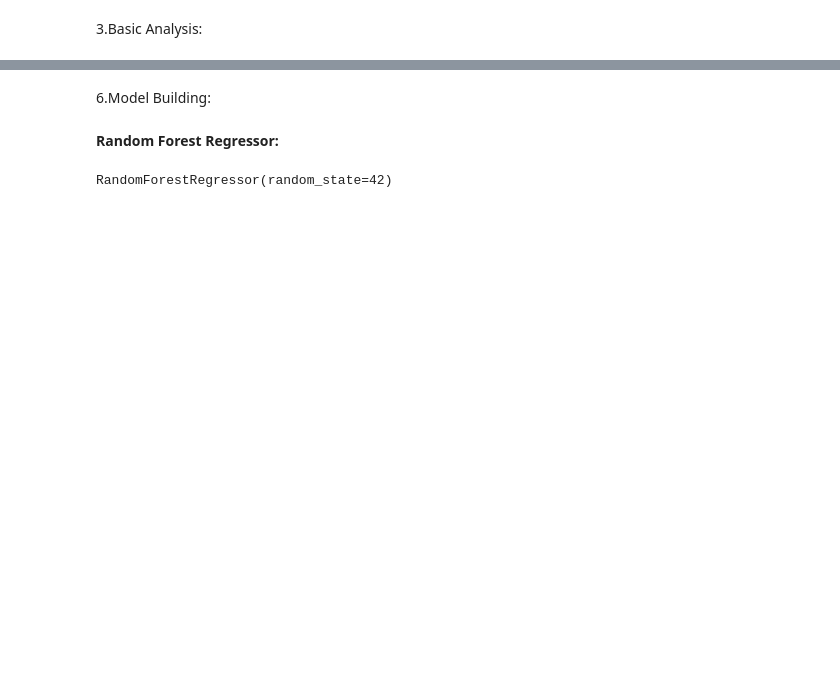
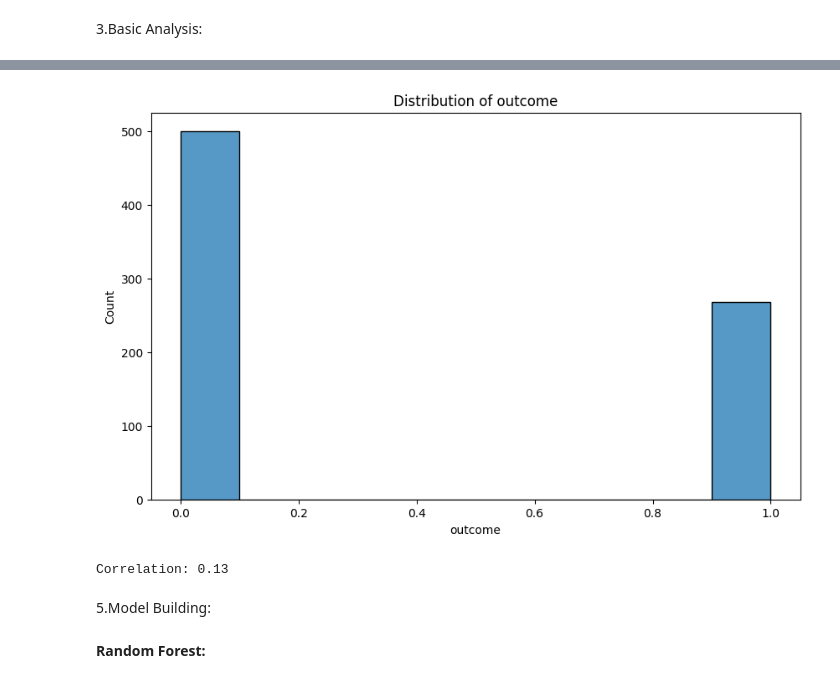
Before and after one commit to sandhiya0147/Data_Science, a Jupyter notebook: modelbuilding.ipynb, the cells around one changed output, grey strips where cells are left out. Saved outputs shown, nothing was run; the diff lists cells and outputs as text; code cells hidden in the pictures; blank space fills up the shorter version.

```diff
--- a/modelbuilding.ipynb
+++ b/modelbuilding.ipynb
@@ -68,6 +79,15 @@ plt.show()
-# %%
-df['Extracurricular Activities'] = LabelEncoder().fit_transform(df['Extracurricular Activities'])
+# %%
+plt.figure(figsize=(10, 6))
+sns.histplot(df['outcome'], bins=10)  # Adjust 'bins' as needed
+plt.title("Distribution of outcome")
+plt.show()
+# %% [output]
+[figure, added]
+# %%
+print(f"Correlation: {df.corr().iloc[0,1]:.2f}")
+# %% [output]
+Correlation: 0.13
 # %% [markdown]
-6.Model Building:
+5.Model Building:
 # %% [markdown]
-**Random Forest Regressor:**
+**Random Forest:**
@@ -79,5 +104,0 @@ X_train, X_test, y_train, y_test = train_test_split(X, y, test_size=0.2, random_
-# %%
-model = RandomForestRegressor(random_state=42)
-model.fit(X_train, y_train)
-# %% [output]
-RandomForestRegressor(random_state=42)
```
Also changed, not shown: parts of 28 cells of this notebook.
